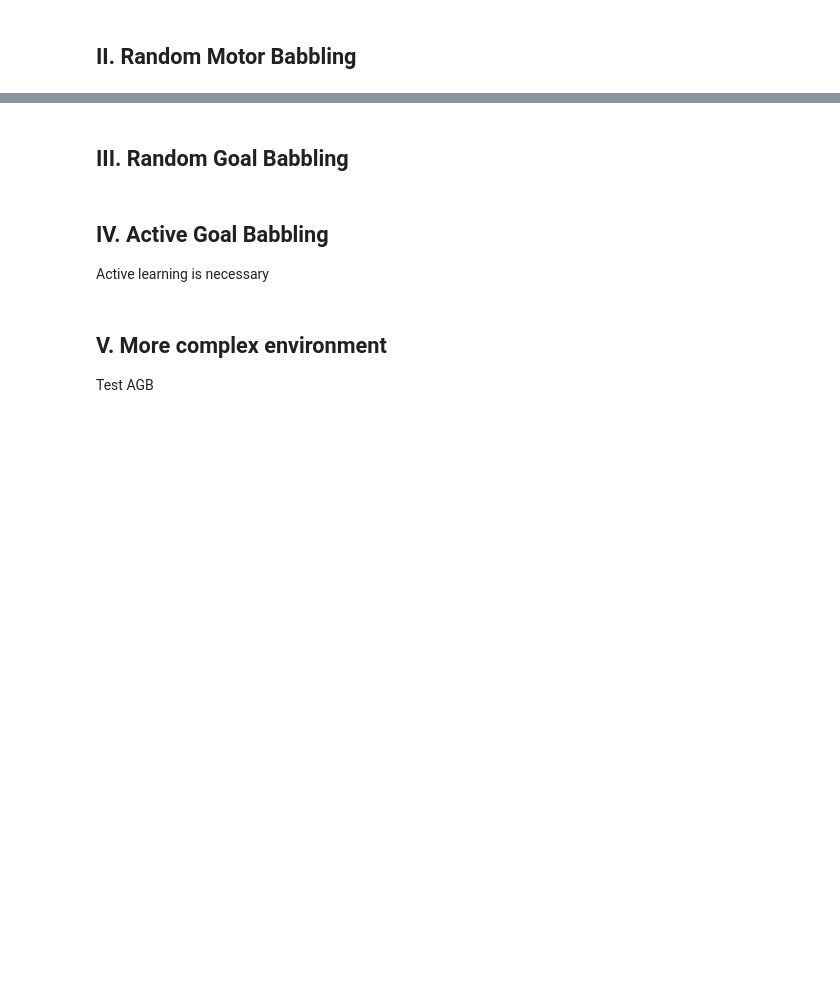
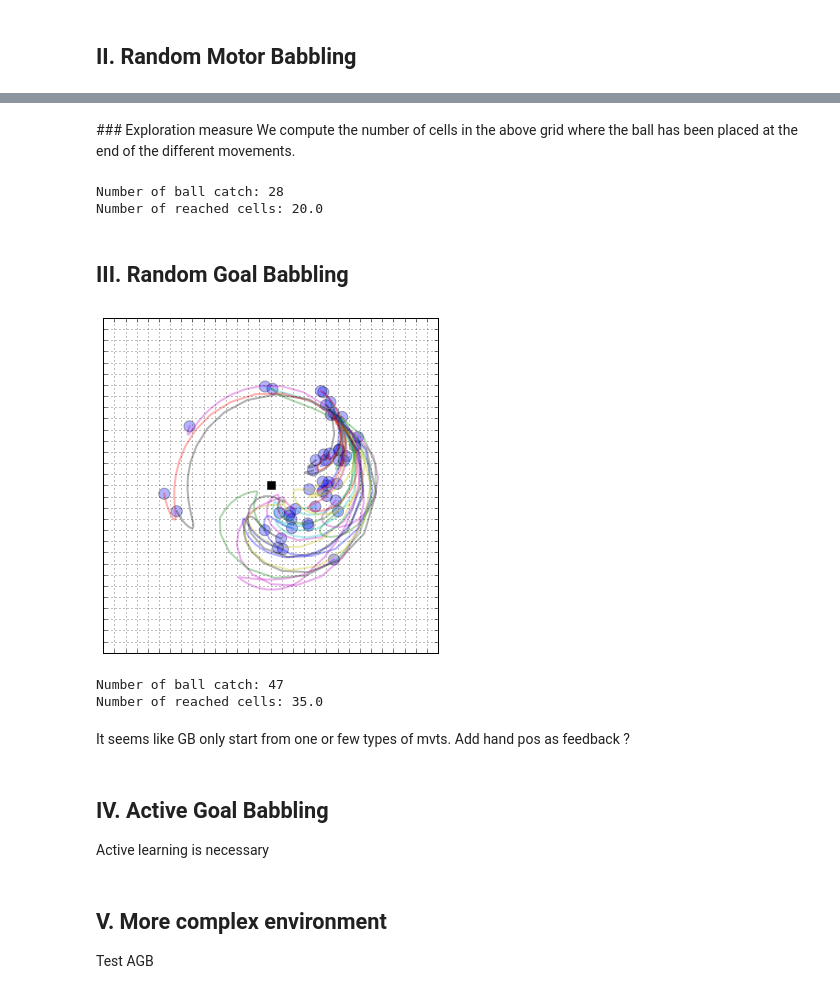
Before and after one commit to sebastien-forestier/ExplorationAlgorithms, a Jupyter notebook: main.ipynb, the cells around one changed output, grey strips where cells are left out. Cells and saved outputs as stored; diff of their text form; code cells hidden in the pictures; blank space fills up the shorter version.

```diff
--- a/main.ipynb
+++ b/main.ipynb
@@ -122,5 +136,57 @@ Populating the interactive namespace from numpy and matplotlib
+# %% [markdown]
+### Exploration measure
+We compute the number of cells in the above grid where the ball has been placed at the end of the different movements.
+# %%
+print "Number of ball catch:", len(explored_s_mb)
+print "Number of reached cells:", compute_explo(array(explored_s_mb)[:,[2,5]], array([-1.5, -1.5]), array([1.5, 1.5]), gs=30)
+# %% [output]
+Number of ball catch: 28
+Number of reached cells: 20.0
 # %% [markdown]
 ## III. Random Goal Babbling
+# %%
+fig, ax = plt.subplots()
+ax.set_aspect('equal')
+ax.set_xlim((-1.5, 1.5))
+ax.set_ylim((-1.5, 1.5))
+ax.plot(0., 0., 'sk', ms=8)
+explored_s_gb = []
+
+model = SensorimotorModel.from_configuration(environment.conf, 'nearest_neighbor', 'default')
+
+# Bootstrap model: 1 random motor babbling
+m = environment.random_motors()[0]
+s = environment.update(m)
+model.update(m, s)
+
+for _ in range(1000):
+    if random() < 0.3:
+        m = environment.random_motors()[0]
+    else:
+        s_goal = rand_bounds(environment.conf.s_bounds)[0]
+        m = model.inverse_prediction(s_goal)
+    s = environment.update(m)
+    model.update(m, s)
+    if abs(s[-1] - s[-3]) > 0.01:
+        explored_s_gb += [s]
+        ax.plot(environment.s_traj[:,0], environment.s_traj[:,1], lw=2, alpha=0.3)
+        ax.add_patch(Circle(tuple(environment.s_traj[-1,:]), ball_config["size"], fc=ball_config["color"], alpha=0.3))
+
+plt.xticks(linspace(-1.5, 1.5, 31))
+plt.yticks(linspace(-1.5, 1.5, 31))
+ax.set_xticklabels([])
+ax.set_yticklabels([])
+plt.grid()
+# %% [output]
+[figure, added]
+# %%
+print "Number of ball catch:", len(explored_s_gb)
+print "Number of reached cells:", compute_explo(array(explored_s_gb)[:,[2,5]], array([-1.5, -1.5]), array([1.5, 1.5]), gs=30)
+# %% [output]
+Number of ball catch: 47
+Number of reached cells: 35.0
+# %% [markdown]
+It seems like GB only start from one or few types of mvts. Add hand pos as feedback ?
 # %% [markdown]
 ## IV. Active Goal Babbling
 
```
Also changed, not shown: parts of 6 cells of this notebook, 2 other files.
